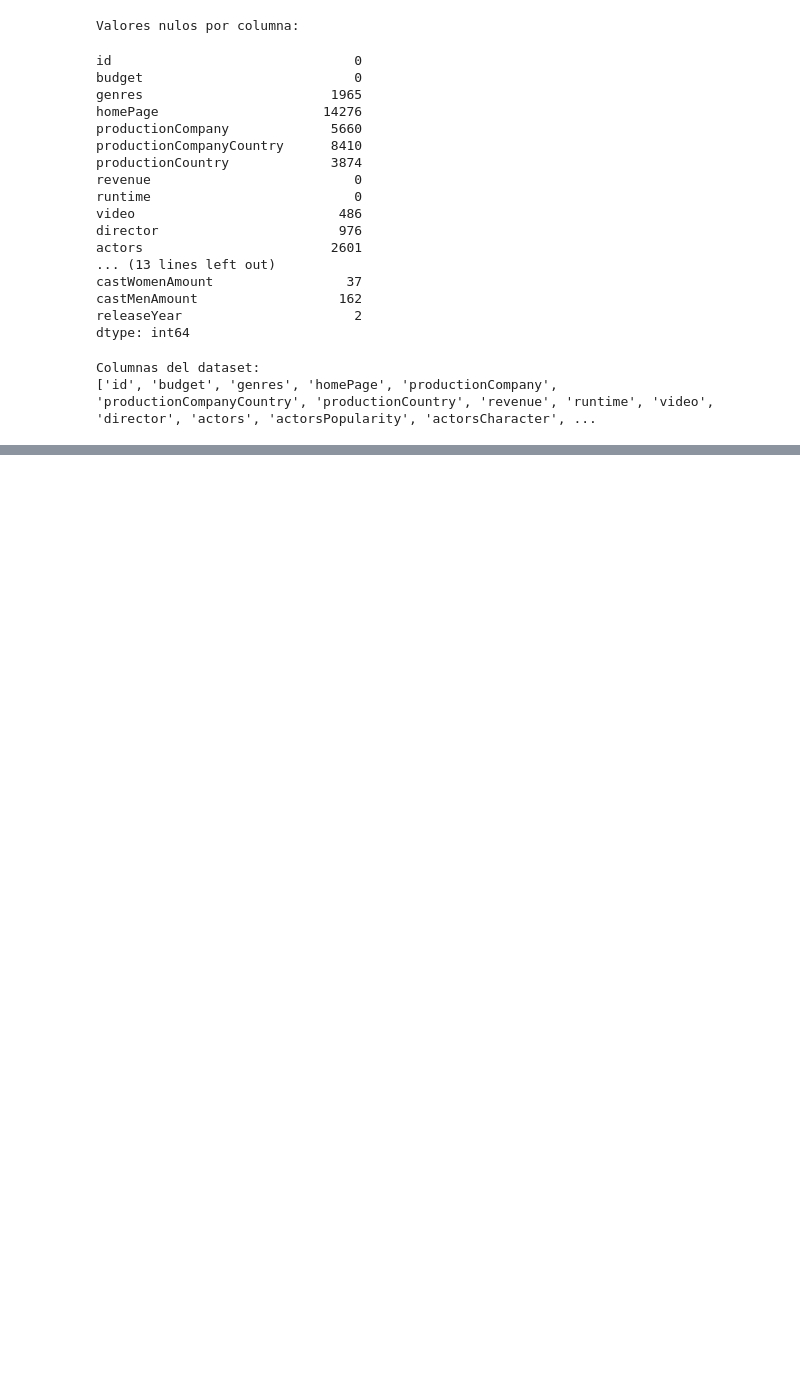
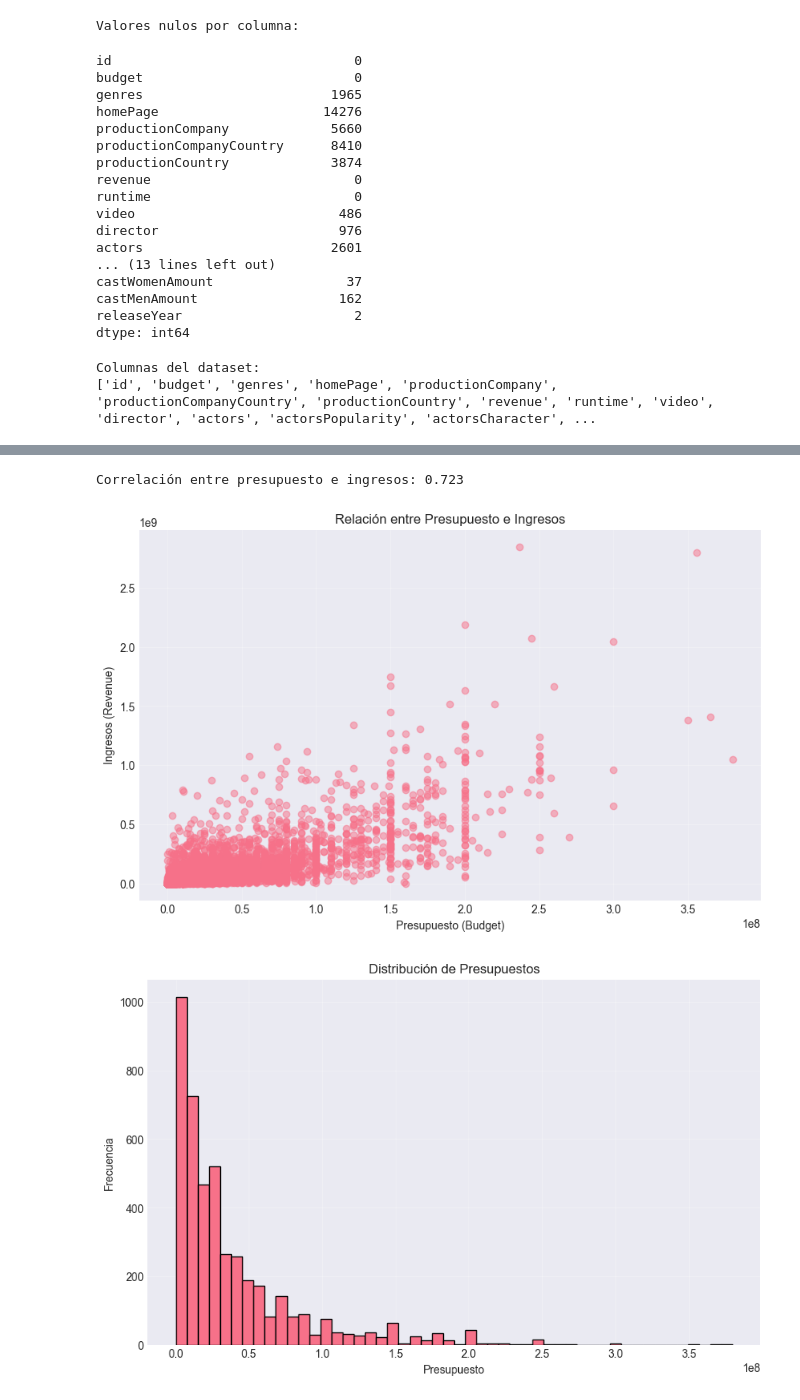
Before and after one commit to Qu3zada22/lab1_MD, a Jupyter notebook: src/Lab1.ipynb, the cells around one changed output, grey strips where cells are left out. Cells and saved outputs as stored; diff of their text form; code cells hidden in the pictures; blank space fills up the shorter version.

```diff
--- a/src/Lab1.ipynb
+++ b/src/Lab1.ipynb
@@ -91,0 +227,20 @@ Columnas del dataset:
+# %%
+# Tabla de frecuencias para GENRES (género principal)
+
+# Extraer el primer género de cada película
+df['genero_principal'] = df['genres'].str.split('|').str[0]
+
+print("\n" + "="*80)
+print("Variable: genero_principal (primer género listado)")
+print("="*80)
+
+frecuencias_genero = df['genero_principal'].value_counts()
+frecuencias_genero_rel = df['genero_principal'].value_counts(normalize=True) * 100
+
+tabla_genero = pd.DataFrame({
+    'Frecuencia Absoluta': frecuencias_genero,
+    'Frecuencia Relativa (%)': frecuencias_genero_rel.round(2)
+})
+
+print(tabla_genero.head(15))
+print(f"\nTotal de géneros únicos: {df['genero_principal'].nunique()}")
@@ -91,0 +316,31 @@ Columnas del dataset:
+# %%
+# 4.11 - Correlación presupuesto vs ingresos
+
+
+df_filtrado = df[(df['budget'] > 0) & (df['revenue'] > 0)]
+
+# Calcular correlación
+correlacion = df_filtrado['budget'].corr(df_filtrado['revenue'])
+print(f"Correlación entre presupuesto e ingresos: {correlacion:.3f}")
+
+
+plt.figure(figsize=(10, 6))
+plt.scatter(df_filtrado['budget'], df_filtrado['revenue'], alpha=0.5)
+plt.xlabel('Presupuesto (Budget)')
+plt.ylabel('Ingresos (Revenue)')
+plt.title('Relación entre Presupuesto e Ingresos')
+plt.grid(True, alpha=0.3)
+plt.show()
+
+# Histograma
+plt.figure(figsize=(10, 6))
+plt.hist(df_filtrado['budget'], bins=50, edgecolor='black')
+plt.xlabel('Presupuesto')
+plt.ylabel('Frecuencia')
+plt.title('Distribución de Presupuestos')
+plt.grid(True, alpha=0.3)
+plt.show()
+# %% [output]
+Correlación entre presupuesto e ingresos: 0.723
+[figure, added]
+[figure, added]
```
Also changed, not shown: parts of 8 cells of this notebook.
